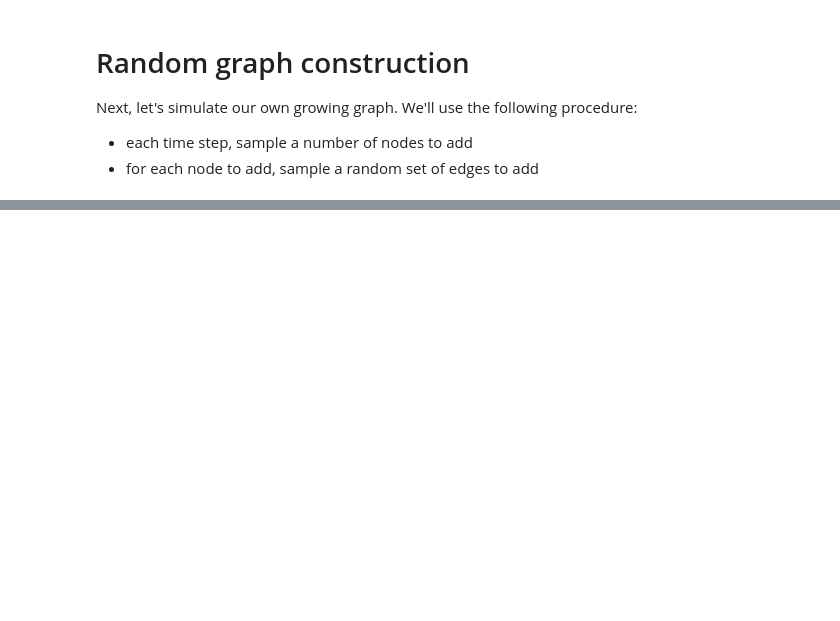
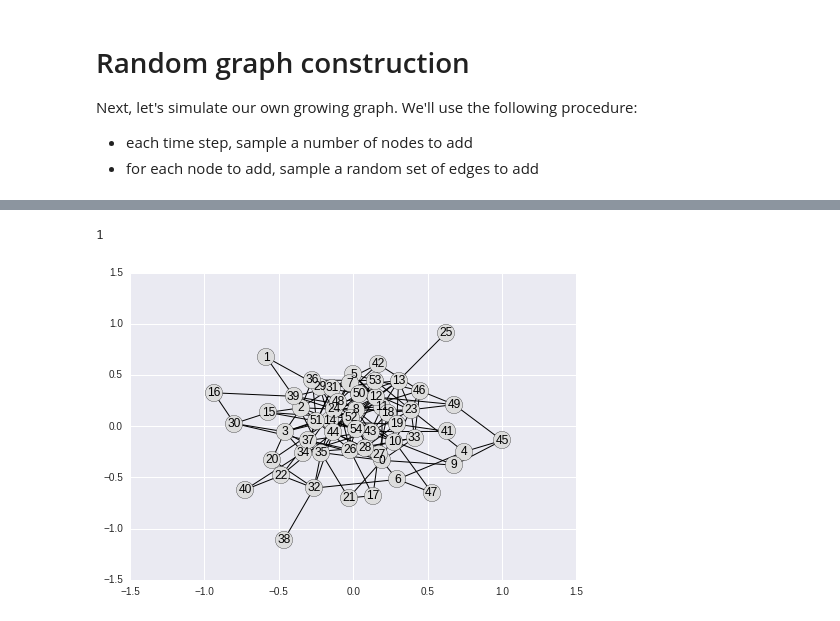
Before and after one commit to mjbommar/cscs-530-w2016, a Jupyter notebook: notebooks/basic-space/004-my-first-network.ipynb, the cells around one changed output, grey strips where cells are left out. Saved outputs shown, nothing was run; the diff lists cells and outputs as text; code cells hidden in the pictures; blank space fills up the shorter version.

```diff
--- a/notebooks/basic-space/004-my-first-network.ipynb
+++ b/notebooks/basic-space/004-my-first-network.ipynb
@@ -150,0 +164,12 @@ nx.draw_networkx(giant_component, pos=g_layout, node_color='#dddddd')
+# %%
+print(len(list(nx.connected_components(g))))
+
+# Get the giant component
+giant_component = g.subgraph(sorted(nx.connected_components(g), key = len, reverse=True)[0])
+
+# Draw the giant component
+g_layout = nx.spring_layout(giant_component, iterations=1000)
+nx.draw_networkx(giant_component, pos=g_layout, node_color='#dddddd')
+# %% [output]
+1
+[figure, added]
```
Also changed, not shown: parts of 9 cells of this notebook.
